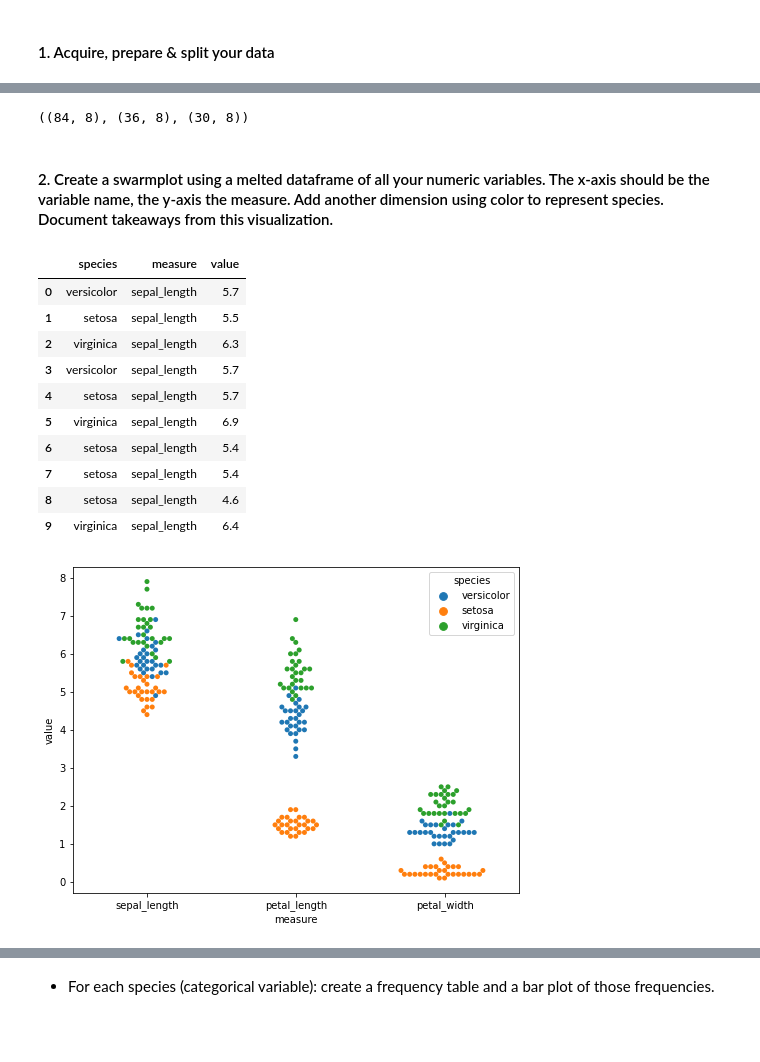
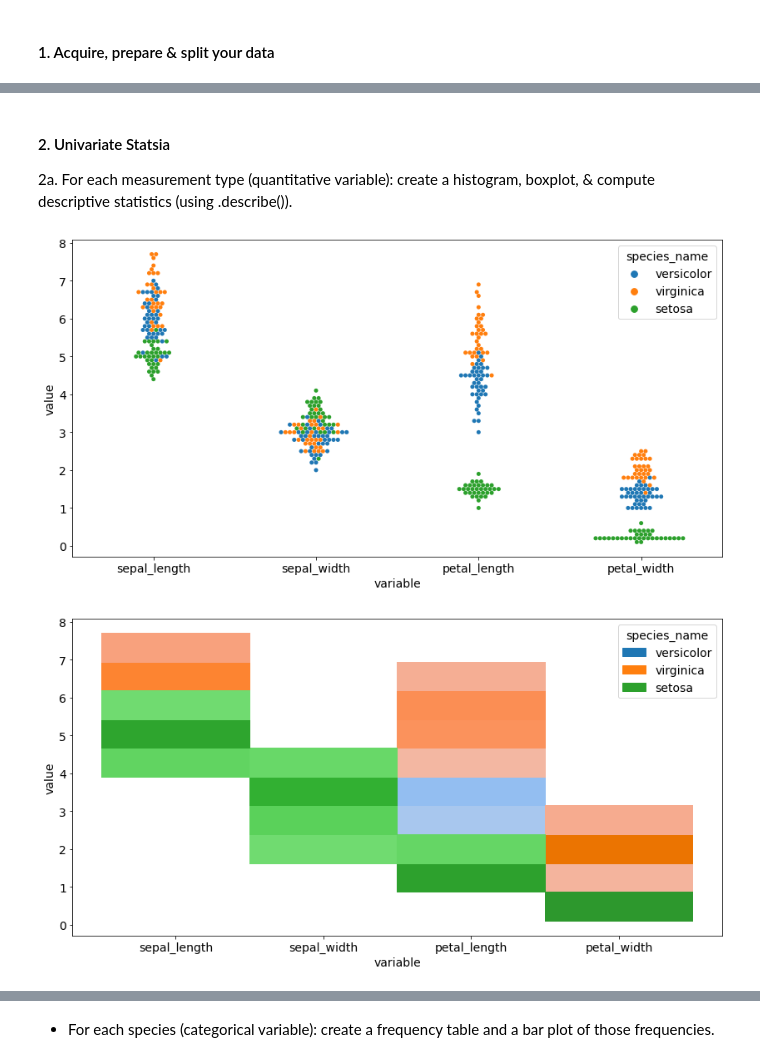
Before and after one commit to lupeluna/classification-exercises, a Jupyter notebook: classification_exercises.ipynb, the cells around one changed output, grey strips where cells are left out. Cells and saved outputs as stored; diff of their text form; code cells hidden in the pictures; blank space fills up the shorter version.

```diff
--- a/classification_exercises.ipynb
+++ b/classification_exercises.ipynb
@@ -331 +365,4 @@ iris_df = acquire.new_iris_data()
+# %%
+#drop columns that are not needed
+iris=iris.drop(columns=['species_id', 'measurement_id'])
 # %%
@@ -374,0 +375,6 @@ memory usage: 6.4+ KB
+# %%
+#split data using sklearn import
+
+train_and_validate, test = train_test_split(iris,test_size=.15,random_state=123)
+
+train, validate = train_test_split(train_and_validate,test_size=.15,random_state=123)
@@ -374,0 +443,4 @@ memory usage: 6.4+ KB
+# %%
+#melt
+melt = train.melt(id_vars='species_name')
+melt
@@ -404,32 +478,16 @@ iris_train.head()
-# %%
-iris_train.shape, iris_validate.shape, iris_test.shape
-# %% [output]
-((84, 8), (36, 8), (30, 8))
-# %% [markdown]
-#### 2. Create a swarmplot using a melted dataframe of all your numeric variables. The x-axis should be the variable name, the y-axis the measure. Add another dimension using color to represent species. Document takeaways from this visualization.
-# %%
-iris_melt = iris_train[['species', 'sepal_length', 'petal_length', 'petal_width']].melt(id_vars = 'species', var_name = 'measure', value_name='value')
-iris_melt.head(10)
-# %% [output]
-|  | species | measure | value |
-| 0 | versicolor | sepal_length | 5.7 |
-| 1 | setosa | sepal_length | 5.5 |
-| 2 | virginica | sepal_length | 6.3 |
-| 3 | versicolor | sepal_length | 5.7 |
-| 4 | setosa | sepal_length | 5.7 |
-| 5 | virginica | sepal_length | 6.9 |
-| 6 | setosa | sepal_length | 5.4 |
-| 7 | setosa | sepal_length | 5.4 |
-| 8 | setosa | sepal_length | 4.6 |
-| 9 | virginica | sepal_length | 6.4 |
+# %% [markdown]
+#### 2. Univariate Statsia
+2a. For each measurement type (quantitative variable): create a histogram, boxplot, & compute descriptive statistics (using .describe()).
+# %%
+plt.rc('font', size=14)
+plt.rc('figure', figsize=(14,7))
 # %%
-plt.figure(figsize=(8,6))
-p = sns.swarmplot(
-    x="measure",
-    y="value",
-    hue="species",
-    data=iris_melt,
-)
+sns.swarmplot(x='variable', y='value', hue= 'species_name', data=melt)
 plt.show()
 # %% [output]
-[figure, old version]
+[figure, new version]
+# %%
+sns.histplot(x='variable', y='value', hue= 'species_name', data=melt)
+plt.show()
+# %% [output]
+[figure, added]
```
Also changed, not shown: parts of 95 cells of this notebook.
